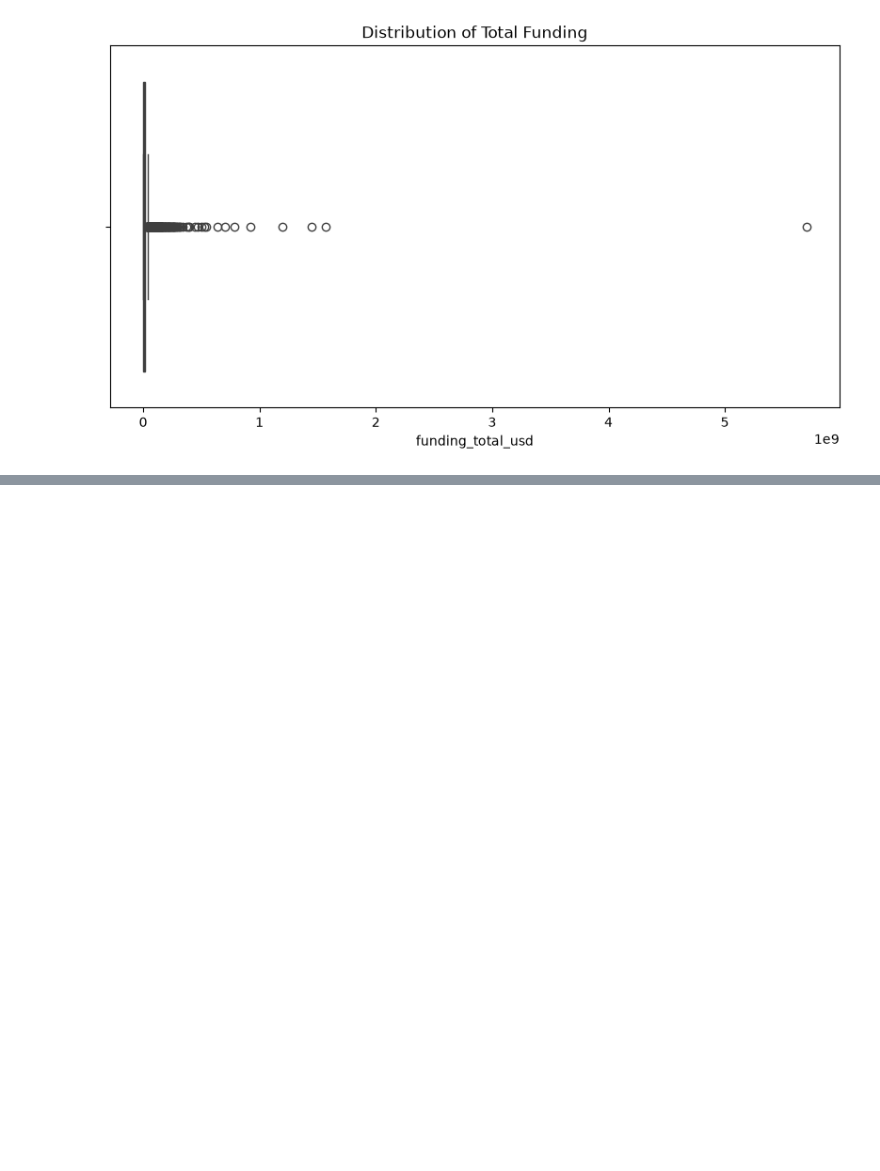
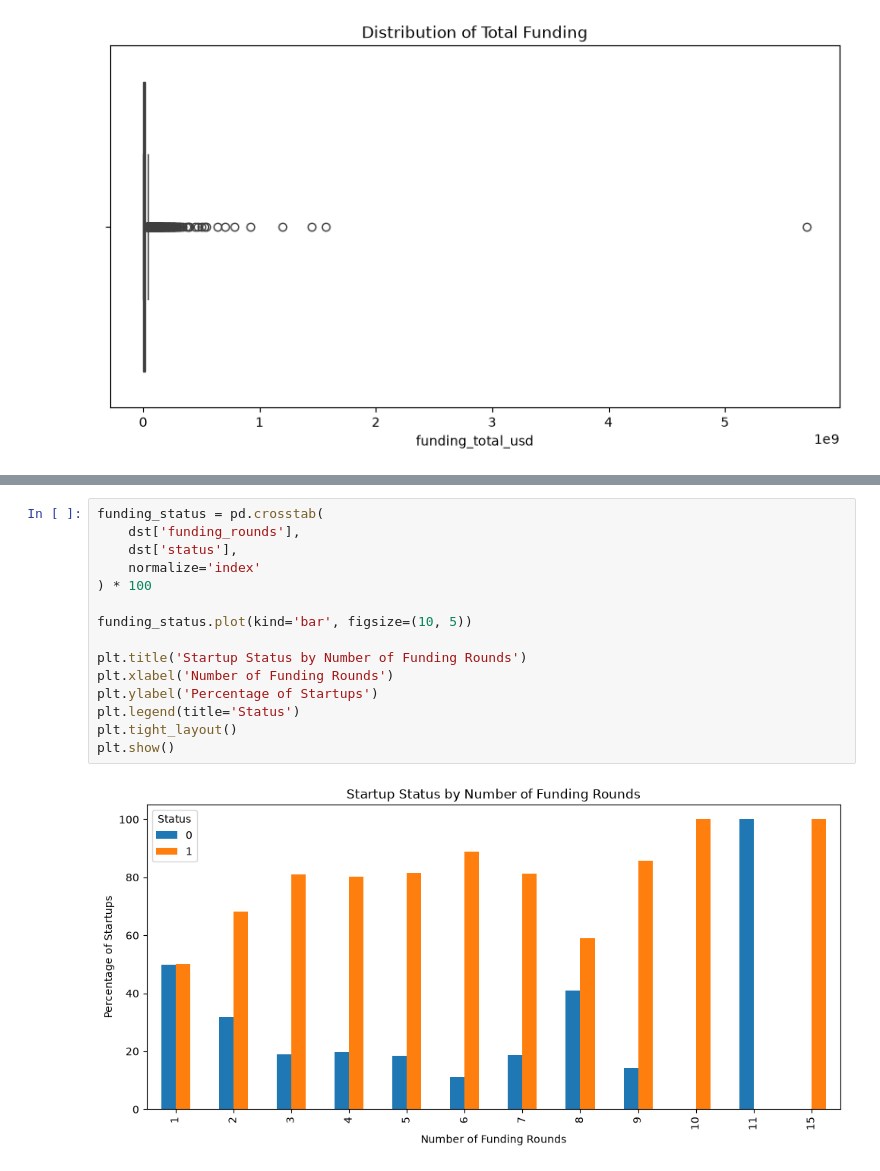
Before and after one commit to 2026dab1301-pKrishn/AI_101_Final_Project_Group-14, a Jupyter notebook: Notebook /datapreprocesing.ipynb, the cells around one changed output, grey strips where cells are left out. Drawn from its saved outputs; the diff is of its cells as text; blank space fills up the shorter version.

```diff
--- a/Notebook /datapreprocesing.ipynb
+++ b/Notebook /datapreprocesing.ipynb
@@ -275,0 +470,17 @@ plt.show()
+# %%
+funding_status = pd.crosstab(
+    dst['funding_rounds'],
+    dst['status'],
+    normalize='index'
+) * 100
+
+funding_status.plot(kind='bar', figsize=(10, 5))
+
+plt.title('Startup Status by Number of Funding Rounds')
+plt.xlabel('Number of Funding Rounds')
+plt.ylabel('Percentage of Startups')
+plt.legend(title='Status')
+plt.tight_layout()
+plt.show()
+# %% [output]
+[figure, added]
```
Also changed, not shown: parts of 17 cells of this notebook, 1 other file.
